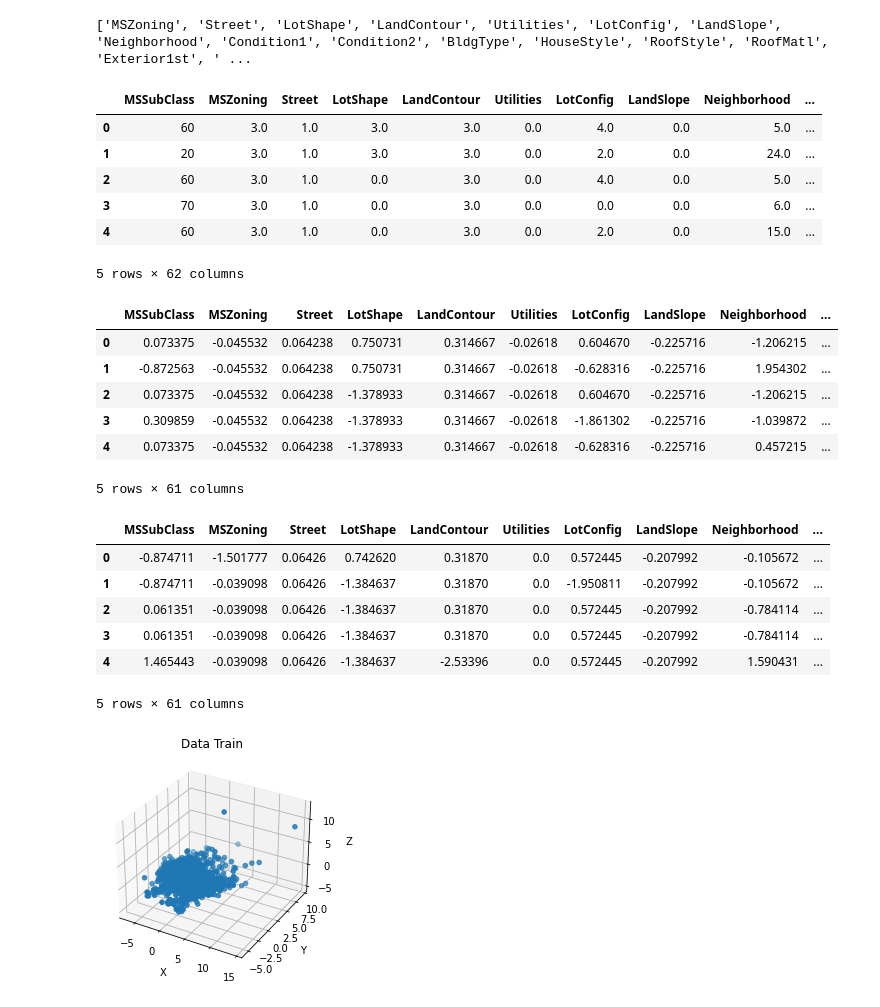
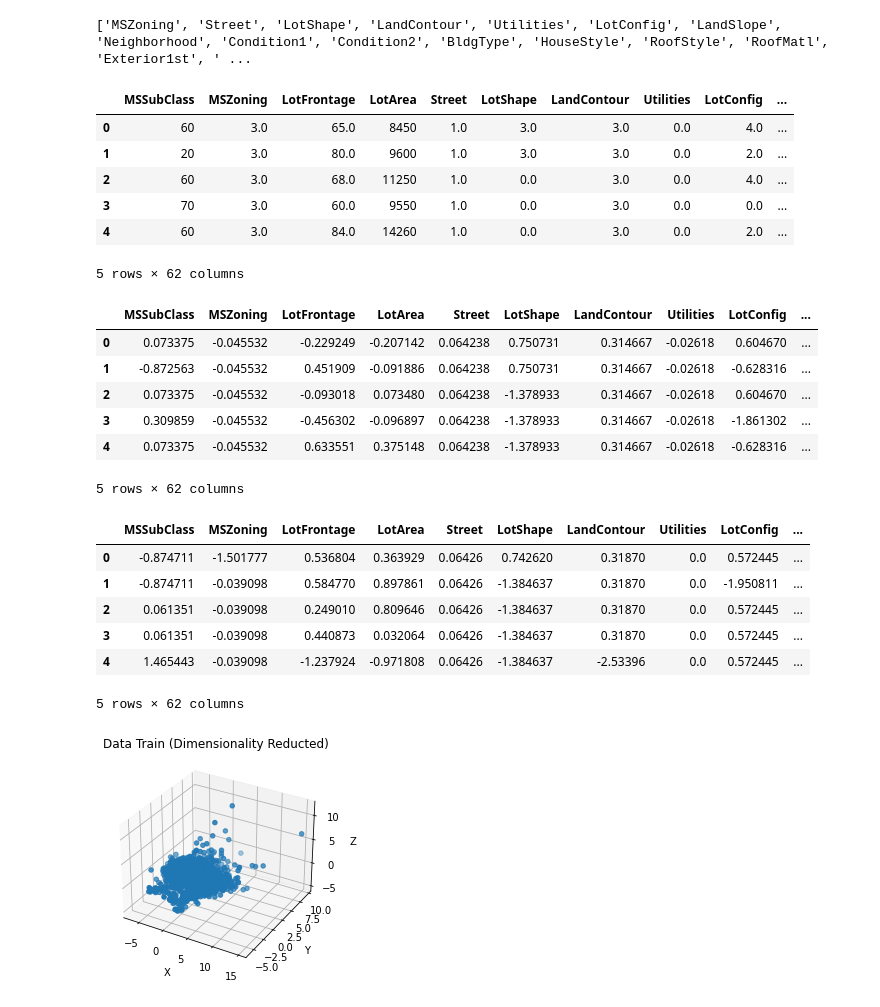
Before and after one commit to SanteriSuomi/Kaggle, a Jupyter notebook: Kaggle_HousePrices/HousePrices.ipynb, the cells around one changed output. Drawn from its saved outputs; the diff is of its cells as text; code cells hidden in the pictures.

```diff
--- a/Kaggle_HousePrices/HousePrices.ipynb
+++ b/Kaggle_HousePrices/HousePrices.ipynb
@@ -32,8 +38,8 @@ data_test.drop(to_drop_list[1:], axis=1, inplace=True)
 # %%
 # Feature engineering
 
-data_train["TotalLot"] = data_train["LotFrontage"] * data_train["LotArea"]
-data_test["TotalLot"] = data_test["LotFrontage"] * data_test["LotArea"]
+# data_train["TotalLot"] = data_train["LotFrontage"] * data_train["LotArea"]
+# data_test["TotalLot"] = data_test["LotFrontage"] * data_test["LotArea"]
 
 data_train["TotalQuality"] = data_train["OverallQual"] * data_train["OverallCond"]
 data_test["TotalQuality"] = data_test["OverallQual"] * data_test["OverallCond"]
@@ -41,7 +47,7 @@ data_test["TotalQuality"] = data_test["OverallQual"] * data_test["OverallCond"]
 data_train["LastRemodel"] = data_train["YearRemodAdd"] - data_train["YearBuilt"]
 data_test["LastRemodel"] = data_test["YearRemodAdd"] - data_test["YearBuilt"]
 
-to_drop_list = ["LotFrontage", "LotArea", "OverallQual", "OverallCond", "YearRemodAdd"] # Drop unneeded features are they are included in the engineered features
+to_drop_list = ["OverallQual", "OverallCond", "YearRemodAdd"] # Drop unneeded features are they are included in the engineered features
 data_train.drop(to_drop_list, axis=1, inplace=True)
 data_test.drop(to_drop_list, axis=1, inplace=True)
 # %%
@@ -82,10 +83,10 @@ data_test[categorical_cols] = encoder.fit_transform(data_test[categorical_cols])
 # %%
 data_train.head()
 # %% [output]
-|  | MSSubClass | MSZoning | Street | LotShape | LandContour | Utilities | LotConfig | LandSlope | Neighborhood | ... |
-| 0 | 60 | 3.0 | 1.0 | 3.0 | 3.0 | 0.0 | 4.0 | 0.0 | 5.0 | ... |
-| 1 | 20 | 3.0 | 1.0 | 3.0 | 3.0 | 0.0 | 2.0 | 0.0 | 24.0 | ... |
-| 2 | 60 | 3.0 | 1.0 | 0.0 | 3.0 | 0.0 | 4.0 | 0.0 | 5.0 | ... |
-| 3 | 70 | 3.0 | 1.0 | 0.0 | 3.0 | 0.0 | 0.0 | 0.0 | 6.0 | ... |
-| 4 | 60 | 3.0 | 1.0 | 0.0 | 3.0 | 0.0 | 2.0 | 0.0 | 15.0 | ... |
+|  | MSSubClass | MSZoning | LotFrontage | LotArea | Street | LotShape | LandContour | Utilities | LotConfig | ... |
+| 0 | 60 | 3.0 | 65.0 | 8450 | 1.0 | 3.0 | 3.0 | 0.0 | 4.0 | ... |
+| 1 | 20 | 3.0 | 80.0 | 9600 | 1.0 | 3.0 | 3.0 | 0.0 | 2.0 | ... |
+| 2 | 60 | 3.0 | 68.0 | 11250 | 1.0 | 0.0 | 3.0 | 0.0 | 4.0 | ... |
+| 3 | 70 | 3.0 | 60.0 | 9550 | 1.0 | 0.0 | 3.0 | 0.0 | 0.0 | ... |
+| 4 | 60 | 3.0 | 84.0 | 14260 | 1.0 | 0.0 | 3.0 | 0.0 | 2.0 | ... |
 5 rows × 62 columns
@@ -94,5 +131,5 @@ y = data_train.pop("SalePrice") # Remove the labels before scaling
 # %%
-mm_scaler = MinMaxScaler((0, 1))
+#mm_scaler = MinMaxScaler((0, 1))
 sta_scaler = StandardScaler()
 
 #  Standardize all columns
@@ -105,23 +142,23 @@ data_test[data_test.columns] = sta_scaler.fit_transform(data_test[data_test.colu
 
 data_train.head()
 # %% [output]
-|  | MSSubClass | MSZoning | Street | LotShape | LandContour | Utilities | LotConfig | LandSlope | Neighborhood | ... |
-| 0 | 0.073375 | -0.045532 | 0.064238 | 0.750731 | 0.314667 | -0.02618 | 0.604670 | -0.225716 | -1.206215 | ... |
-| 1 | -0.872563 | -0.045532 | 0.064238 | 0.750731 | 0.314667 | -0.02618 | -0.628316 | -0.225716 | 1.954302 | ... |
-| 2 | 0.073375 | -0.045532 | 0.064238 | -1.378933 | 0.314667 | -0.02618 | 0.604670 | -0.225716 | -1.206215 | ... |
-| 3 | 0.309859 | -0.045532 | 0.064238 | -1.378933 | 0.314667 | -0.02618 | -1.861302 | -0.225716 | -1.039872 | ... |
-| 4 | 0.073375 | -0.045532 | 0.064238 | -1.378933 | 0.314667 | -0.02618 | -0.628316 | -0.225716 | 0.457215 | ... |
+|  | MSSubClass | MSZoning | LotFrontage | LotArea | Street | LotShape | LandContour | Utilities | LotConfig | ... |
+| 0 | 0.073375 | -0.045532 | -0.229249 | -0.207142 | 0.064238 | 0.750731 | 0.314667 | -0.02618 | 0.604670 | ... |
+| 1 | -0.872563 | -0.045532 | 0.451909 | -0.091886 | 0.064238 | 0.750731 | 0.314667 | -0.02618 | -0.628316 | ... |
+| 2 | 0.073375 | -0.045532 | -0.093018 | 0.073480 | 0.064238 | -1.378933 | 0.314667 | -0.02618 | 0.604670 | ... |
+| 3 | 0.309859 | -0.045532 | -0.456302 | -0.096897 | 0.064238 | -1.378933 | 0.314667 | -0.02618 | -1.861302 | ... |
+| 4 | 0.073375 | -0.045532 | 0.633551 | 0.375148 | 0.064238 | -1.378933 | 0.314667 | -0.02618 | -0.628316 | ... |
-5 rows × 61 columns
+5 rows × 62 columns
 # %%
 data_test.head()
 # %% [output]
-|  | MSSubClass | MSZoning | Street | LotShape | LandContour | Utilities | LotConfig | LandSlope | Neighborhood | ... |
-| 0 | -0.874711 | -1.501777 | 0.06426 | 0.742620 | 0.31870 | 0.0 | 0.572445 | -0.207992 | -0.105672 | ... |
-| 1 | -0.874711 | -0.039098 | 0.06426 | -1.384637 | 0.31870 | 0.0 | -1.950811 | -0.207992 | -0.105672 | ... |
-| 2 | 0.061351 | -0.039098 | 0.06426 | -1.384637 | 0.31870 | 0.0 | 0.572445 | -0.207992 | -0.784114 | ... |
-| 3 | 0.061351 | -0.039098 | 0.06426 | -1.384637 | 0.31870 | 0.0 | 0.572445 | -0.207992 | -0.784114 | ... |
-| 4 | 1.465443 | -0.039098 | 0.06426 | -1.384637 | -2.53396 | 0.0 | 0.572445 | -0.207992 | 1.590431 | ... |
+|  | MSSubClass | MSZoning | LotFrontage | LotArea | Street | LotShape | LandContour | Utilities | LotConfig | ... |
+| 0 | -0.874711 | -1.501777 | 0.536804 | 0.363929 | 0.06426 | 0.742620 | 0.31870 | 0.0 | 0.572445 | ... |
+| 1 | -0.874711 | -0.039098 | 0.584770 | 0.897861 | 0.06426 | -1.384637 | 0.31870 | 0.0 | -1.950811 | ... |
+| 2 | 0.061351 | -0.039098 | 0.249010 | 0.809646 | 0.06426 | -1.384637 | 0.31870 | 0.0 | 0.572445 | ... |
+| 3 | 0.061351 | -0.039098 | 0.440873 | 0.032064 | 0.06426 | -1.384637 | 0.31870 | 0.0 | 0.572445 | ... |
+| 4 | 1.465443 | -0.039098 | -1.237924 | -0.971808 | 0.06426 | -1.384637 | -2.53396 | 0.0 | 0.572445 | ... |
-5 rows × 61 columns
+5 rows × 62 columns
 # %%
 pca = PCA(n_components=3)
 data_train_pca = pca.fit_transform(data_train)
@@ -132,15 +169,15 @@ data_test_processed = data_test.copy()
 # %%
 # Plot our data which been scaled and dimensionality reducted to detect possible outliers
 fig = plt.figure()
 ax = fig.add_subplot(projection='3d')
 ax.scatter(data_train_pca[:,0], data_train_pca[:,1], data_train_pca[:,2])
-plt.title("Data Train")
+plt.title("Data Train (Dimensionality Reducted)")
 ax.set_xlabel('X')
 ax.set_ylabel('Y')
 ax.set_zlabel('Z')
 plt.show()
 # %% [output]
-[figure, old version]
+[figure, new version]
 # %%
 fig = plt.figure()
 ax = fig.add_subplot(projection='3d')
```
Also changed, not shown: parts of 19 cells of this notebook, 3 other files.
